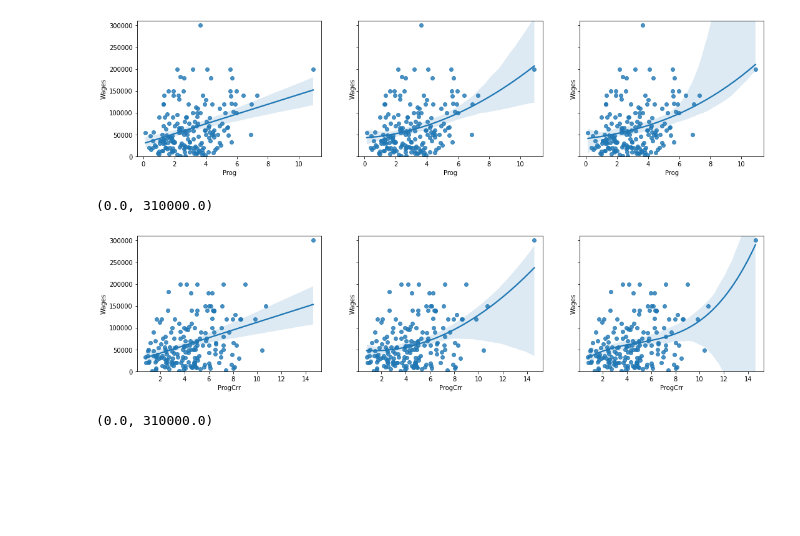
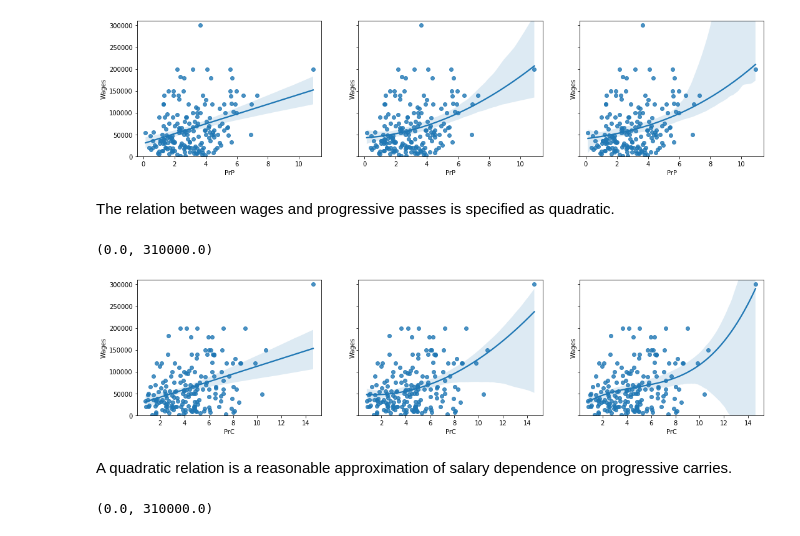
Before and after one commit to arun-s-p/football_wages, a Jupyter notebook: wage_ATT_based_model.ipynb, the cells around one changed output. Drawn from its saved outputs; the diff is of its cells as text; code cells hidden in the pictures; blank space fills up the shorter version.

```diff
--- a/wage_ATT_based_model.ipynb
+++ b/wage_ATT_based_model.ipynb
@@ -157,2 +203,6 @@ plt.ylim([0,310000])
+# %%
+KP_min=sdf.KP.min()
+KP_max=sdf.KP.max()
+sdf.KP=(sdf.KP-KP_min)/(KP_max-KP_min)
 # %%
 fig,axes = plt.subplots(1,3,figsize=(18,4),sharey=True)
@@ -166,3 +218,8 @@ plt.ylim([0,310000])
+# %%
+Ps3_min=sdf.Ps3.min()
+Ps3_max=sdf.Ps3.max()
+sdf.Ps3=(sdf.Ps3-Ps3_min)/(Ps3_max-Ps3_min)
+sdf['Ps32']=sdf['Ps3']**2
 # %%
 fig,axes = plt.subplots(1,3,figsize=(18,4),sharey=True)
 sns.regplot(x='PPA',y='Wages',data=sdf,ax=axes[0])
@@ -175,2 +234,8 @@ plt.ylim([0,310000])
+# %%
+PPA_min=sdf.PPA.min()
+PPA_max=sdf.PPA.max()
+sdf.PPA=(sdf.PPA-PPA_min)/(PPA_max-PPA_min)
+sdf['PPA2']=sdf['PPA']**2
+sdf['PPA3']=sdf['PPA']**3
 # %%
 fig,axes = plt.subplots(1,3,figsize=(18,4),sharey=True)
@@ -181,12 +246,21 @@ plt.ylim([0,310000])
 # %% [output]
 (0.0, 310000.0)
 [figure]
+# %% [markdown]
+The relation between wages and progressive passes is specified as quadratic.
+# %%
+PrP_min=sdf.PrP.min()
+PrP_max=sdf.PrP.max()
+sdf.PrP=(sdf.PrP-PrP_min)/(PrP_max-PrP_min)
+sdf['PrP2']=sdf['PrP']**2
 # %%
 fig,axes = plt.subplots(1,3,figsize=(18,4),sharey=True)
-sns.regplot(x='ProgCrr',y='Wages',data=sdf,ax=axes[0])
-sns.regplot(x='ProgCrr',y='Wages',data=sdf,order=2,ax=axes[1])
-sns.regplot(x='ProgCrr',y='Wages',data=sdf,order=3,ax=axes[2])
+sns.regplot(x='PrC',y='Wages',data=sdf,ax=axes[0])
+sns.regplot(x='PrC',y='Wages',data=sdf,order=2,ax=axes[1])
+sns.regplot(x='PrC',y='Wages',data=sdf,order=3,ax=axes[2])
 plt.ylim([0,310000])
 # %% [output]
 (0.0, 310000.0)
-[figure, old version]
+[figure, new version]
+# %% [markdown]
+A quadratic relation is a reasonable approximation of salary dependence on progressive carries.
```
Also changed, not shown: parts of 61 cells of this notebook.
